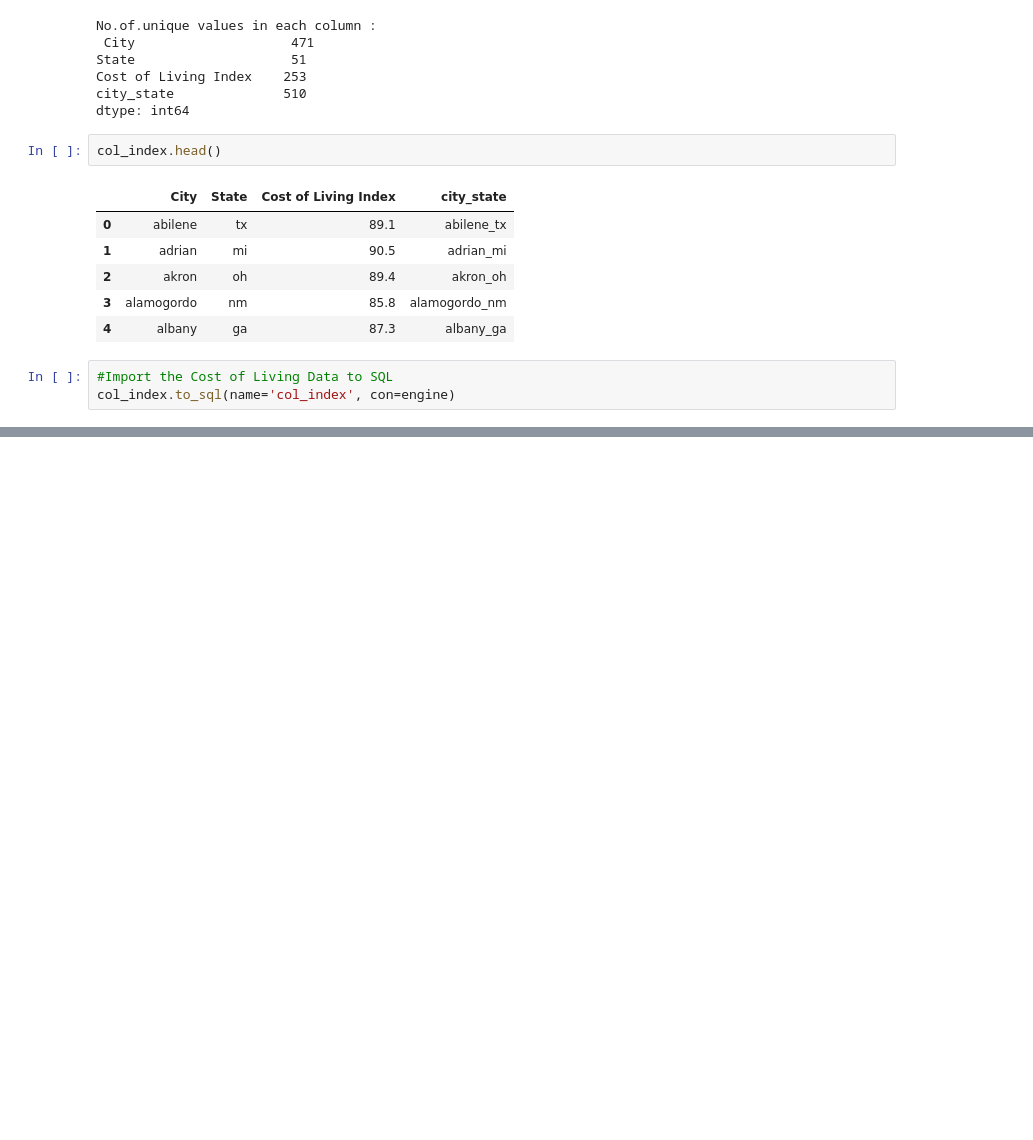
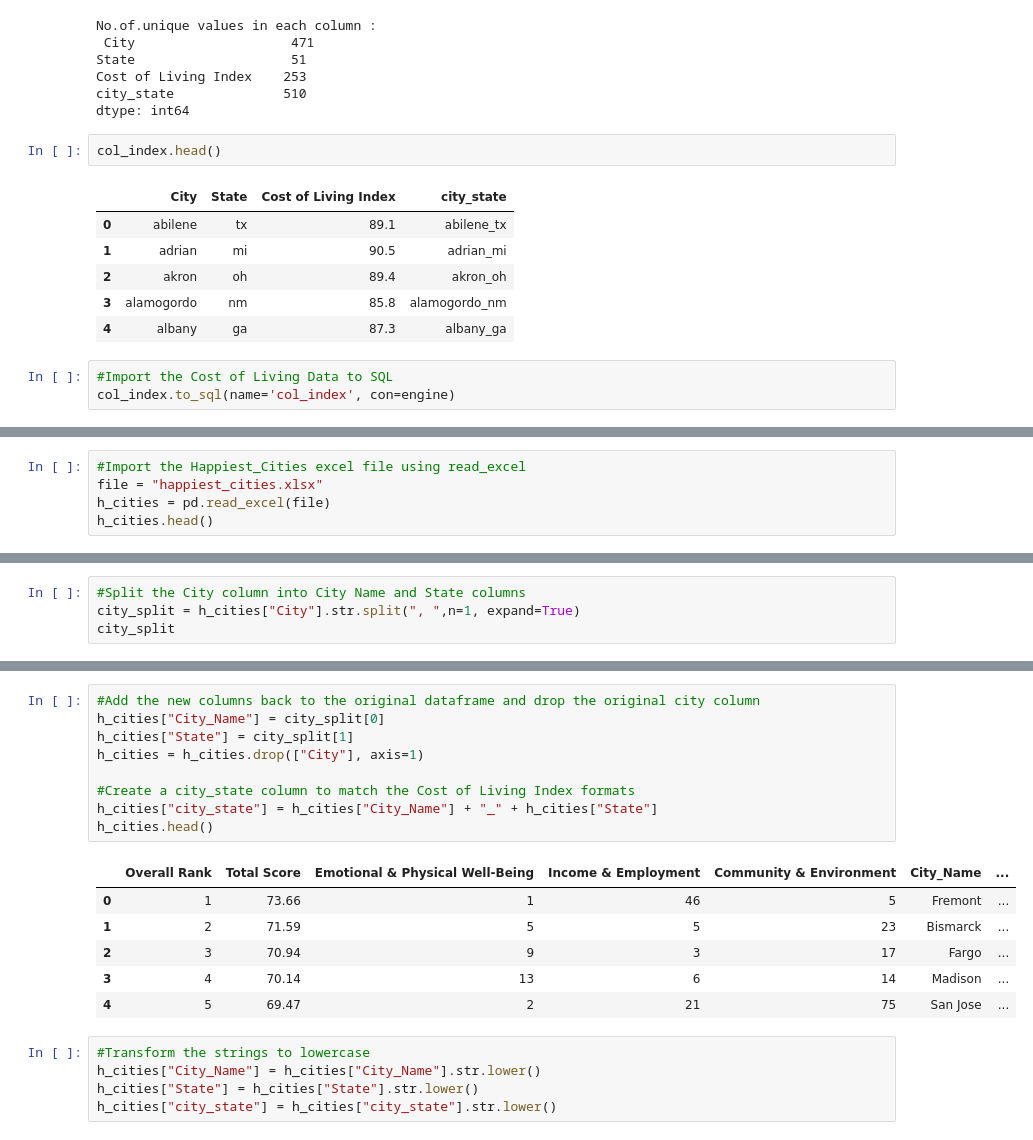
Before and after one commit to sjpozzuoli/Daves_Eagles, a Jupyter notebook: SQL Data Join/2021Tax_StringEncoder.ipynb, the cells around one changed output, grey strips where cells are left out. Drawn from its saved outputs; the diff is of its cells as text; blank space fills up the shorter version.

Commit message:
Similar process on the happiest_cities.xslx sheet - checking for duplicates, creating a concatonated column, changed strings to lowercase.

```diff
--- a/SQL Data Join/2021Tax_StringEncoder.ipynb
+++ b/SQL Data Join/2021Tax_StringEncoder.ipynb
@@ -228,0 +231,5 @@ col_index.to_sql(name='col_index', con=engine)
+# %%
+#Import the Happiest_Cities excel file using read_excel
+file = "happiest_cities.xlsx"
+h_cities = pd.read_excel(file)
+h_cities.head()
@@ -228,0 +243,4 @@ col_index.to_sql(name='col_index', con=engine)
+# %%
+#Split the City column into City Name and State columns
+city_split = h_cities["City"].str.split(", ",n=1, expand=True)
+city_split
@@ -228,0 +261,21 @@ col_index.to_sql(name='col_index', con=engine)
+# %%
+#Add the new columns back to the original dataframe and drop the original city column
+h_cities["City_Name"] = city_split[0]
+h_cities["State"] = city_split[1]
+h_cities = h_cities.drop(["City"], axis=1)
+
+#Create a city_state column to match the Cost of Living Index formats
+h_cities["city_state"] = h_cities["City_Name"] + "_" + h_cities["State"]
+h_cities.head()
+# %% [output]
+|  | Overall Rank | Total Score | Emotional & Physical Well-Being | Income & Employment | Community & Environment | City_Name | ... |
+| 0 | 1 | 73.66 | 1 | 46 | 5 | Fremont | ... |
+| 1 | 2 | 71.59 | 5 | 5 | 23 | Bismarck | ... |
+| 2 | 3 | 70.94 | 9 | 3 | 17 | Fargo | ... |
+| 3 | 4 | 70.14 | 13 | 6 | 14 | Madison | ... |
+| 4 | 5 | 69.47 | 2 | 21 | 75 | San Jose | ... |
+# %%
+#Transform the strings to lowercase
+h_cities["City_Name"] = h_cities["City_Name"].str.lower()
+h_cities["State"] = h_cities["State"].str.lower()
+h_cities["city_state"] = h_cities["city_state"].str.lower()
```
Also changed, not shown: parts of 6 cells of this notebook.
